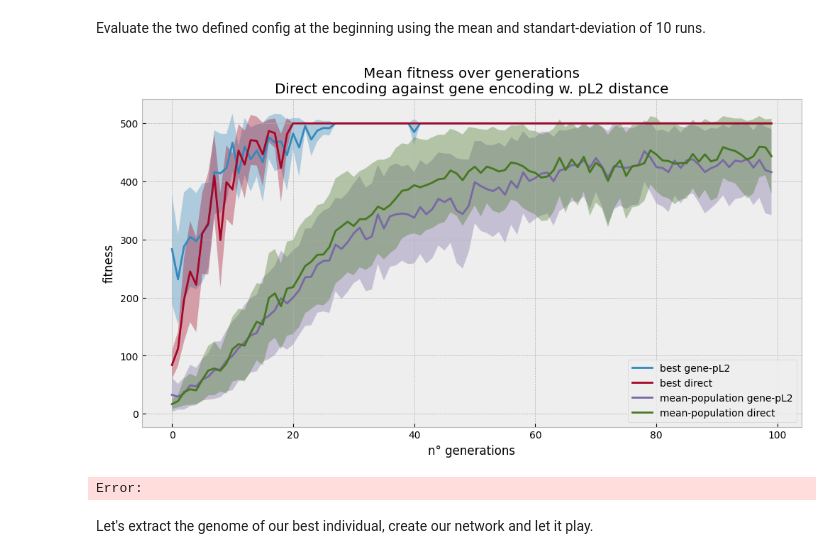
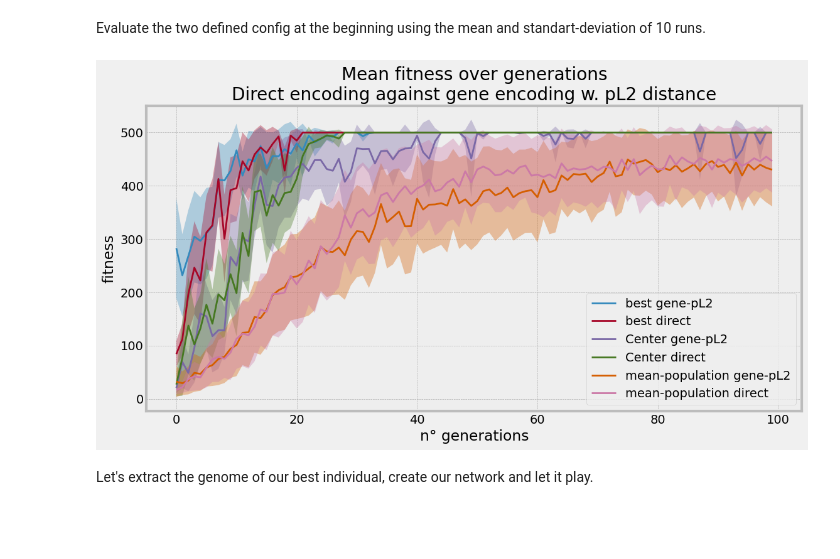
Before and after one commit to arxaqapi/gene.jax, a Jupyter notebook: examples/SNES_Cartpole.ipynb, the cells around one changed output. Drawn from its saved outputs; the diff is of its cells as text; code cells hidden in the pictures; blank space fills up the shorter version.

```diff
--- a/Neuroevolution Gene Encoding Comparison.ipynb
+++ b/examples/SNES_Cartpole.ipynb
@@ -29,56 +35,33 @@ config_direct = copy.deepcopy(config_gene)
 config_direct["encoding"]["type"] = "direct"
 # %% [markdown]
 Define an utility plot function.
-# %%
-def plot(*args, info: str = ""):
-    """Simple plotting utility function"""
-    plt.figure(figsize=(12, 6))
-    for m, s, label in args:
-        plt.fill_between(range(len(m)), m + 0.5 * s, m - 0.5 * s, alpha=0.35)
-        plt.plot(m, label=label)
-    plt.xlabel("n° generations")
-    plt.ylabel("fitness")
-    plt.title(f"Mean fitness over generations\n{info}")
-    plt.legend()
-    plt.show()
 # %% [markdown]
 Evaluate the two defined config at the beginning using the mean and standart-deviation of 10 runs.
-# %%
-def evaluate_bench(config: dict, rng: jrd.KeyArray = jrd.PRNGKey(0), n: int = 10):
-    rng_run = jrd.split(rng, n)
-    vmap_run = vmap(partial(run, config=config))
-    _, logs = vmap_run(rng=rng_run)
-    return {
-        "fit_best": logs["log_gen_1"].mean(axis=0),
-        "fit_best_std": logs["log_gen_1"].std(axis=0),
-        "mean_fit": logs["log_gen_mean"].mean(axis=0),
-        "mean_fit_std": logs["log_gen_std"].mean(axis=0),
-        "logs": logs
-    }
 # %%
 rng = jrd.PRNGKey(0)
 
-gene_results = evaluate_bench(config_gene, rng)
-direct_results = evaluate_bench(config_direct, rng)
+gene_results = evaluate_bench(run, config_gene, rng)
+direct_results = evaluate_bench(run, config_direct, rng)
 # %%
 plot(
     (gene_results["fit_best"], gene_results["fit_best_std"], "best gene-pL2"),
     (direct_results["fit_best"], direct_results["fit_best_std"], "best direct"),
+    (gene_results["population_center"], gene_results["population_std"], "Center gene-pL2"),
+    (direct_results["population_center"], direct_results["population_std"], "Center direct"),
     (
         gene_results["mean_fit"],
         gene_results["mean_fit_std"],
         "mean-population gene-pL2",
     ),
     (
         direct_results["mean_fit"],
         direct_results["mean_fit_std"],
         "mean-population direct",
     ),
     info="Direct encoding against gene encoding w. pL2 distance",
 )
 # %% [output]
-[figure, old version]
+[figure, new version]
-Error:
 # %%
 plt.plot()
 # %% [markdown]
```
Also changed, not shown: parts of 1 cell of this notebook, 1 other file.
